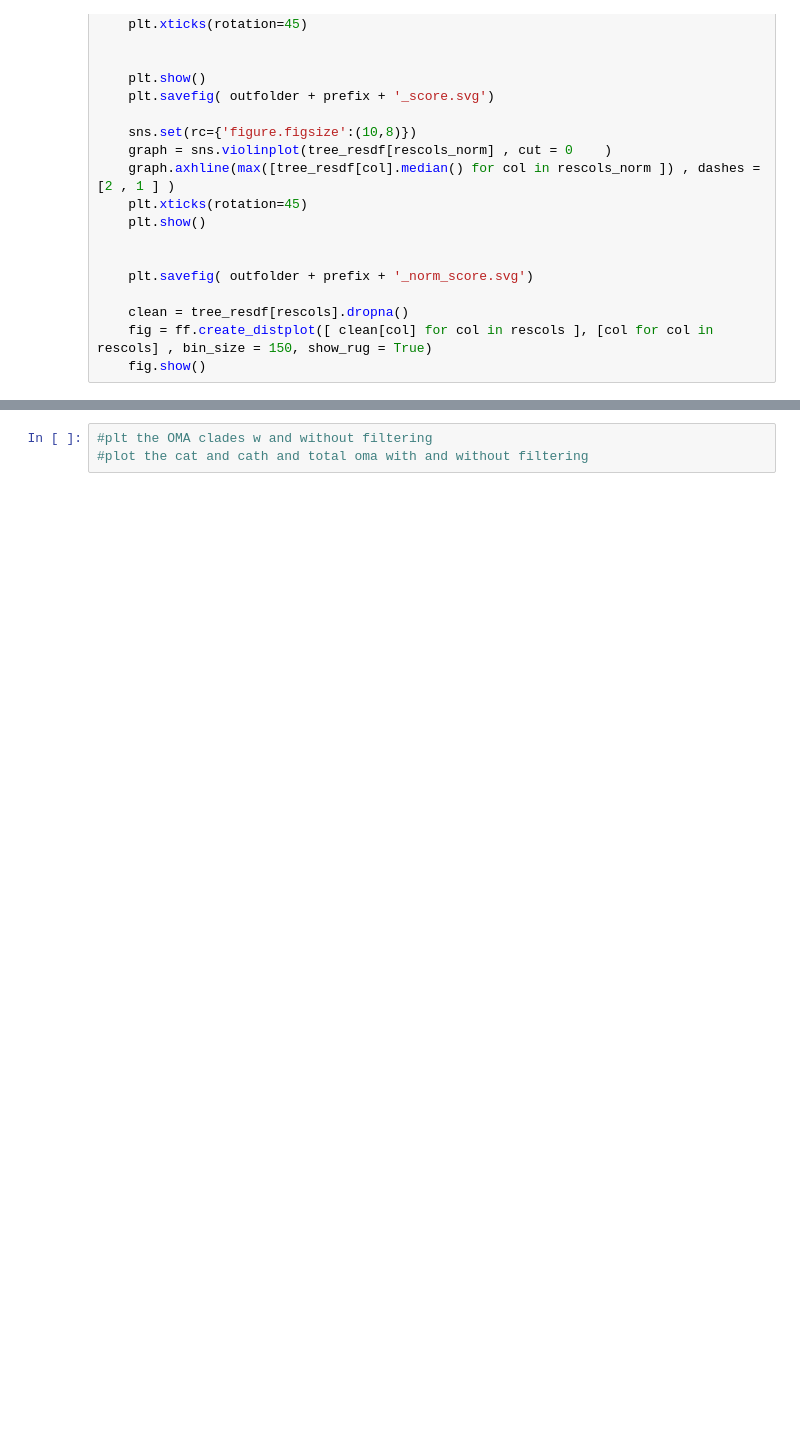
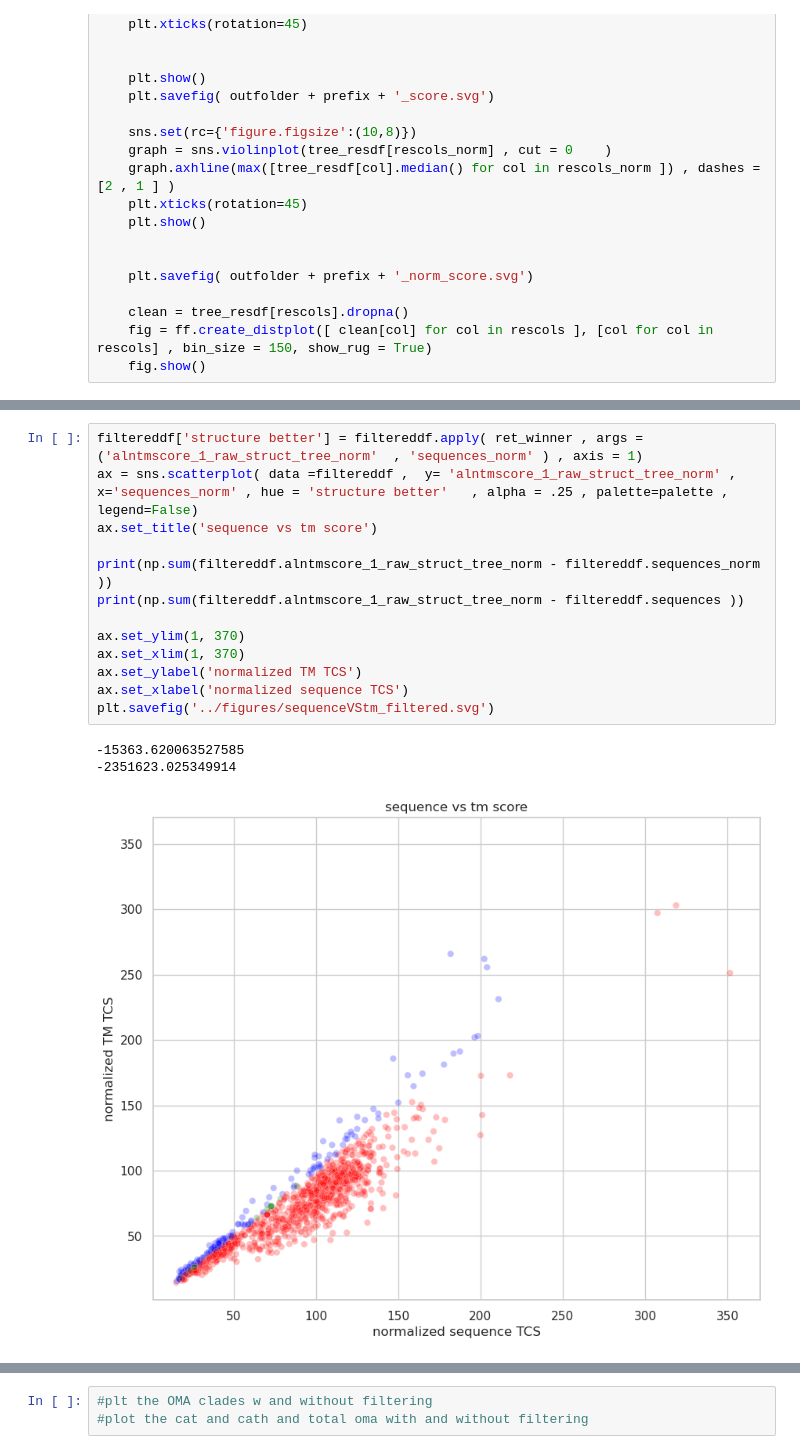
Before and after one commit to DessimozLab/fold_tree, a Jupyter notebook: notebooks/compare_treesets.ipynb, the cells around one changed output, grey strips where cells are left out. Cells and saved outputs as stored; diff of their text form; blank space fills up the shorter version.

```diff
--- a/notebooks/compare_treesets.ipynb
+++ b/notebooks/compare_treesets.ipynb
@@ -126,0 +153,17 @@ nseqs != nstructs ../OMA_data/Bacteria/HOG142/
+# %%
+filtereddf['structure better'] = filtereddf.apply( ret_winner , args = ('alntmscore_1_raw_struct_tree_norm'  , 'sequences_norm' ) , axis = 1)
+ax = sns.scatterplot( data =filtereddf ,  y= 'alntmscore_1_raw_struct_tree_norm' , x='sequences_norm' , hue = 'structure better'   , alpha = .25 , palette=palette , legend=False)
+ax.set_title('sequence vs tm score')
+
+print(np.sum(filtereddf.alntmscore_1_raw_struct_tree_norm - filtereddf.sequences_norm ))
+print(np.sum(filtereddf.alntmscore_1_raw_struct_tree_norm - filtereddf.sequences ))
+
+ax.set_ylim(1, 370)
+ax.set_xlim(1, 370)
+ax.set_ylabel('normalized TM TCS')
+ax.set_xlabel('normalized sequence TCS')
+plt.savefig('../figures/sequenceVStm_filtered.svg')
+# %% [output]
+-15363.620063527585
+-2351623.025349914
+[figure, added]
```
Also changed, not shown: parts of 20 cells of this notebook, 11 other files.
